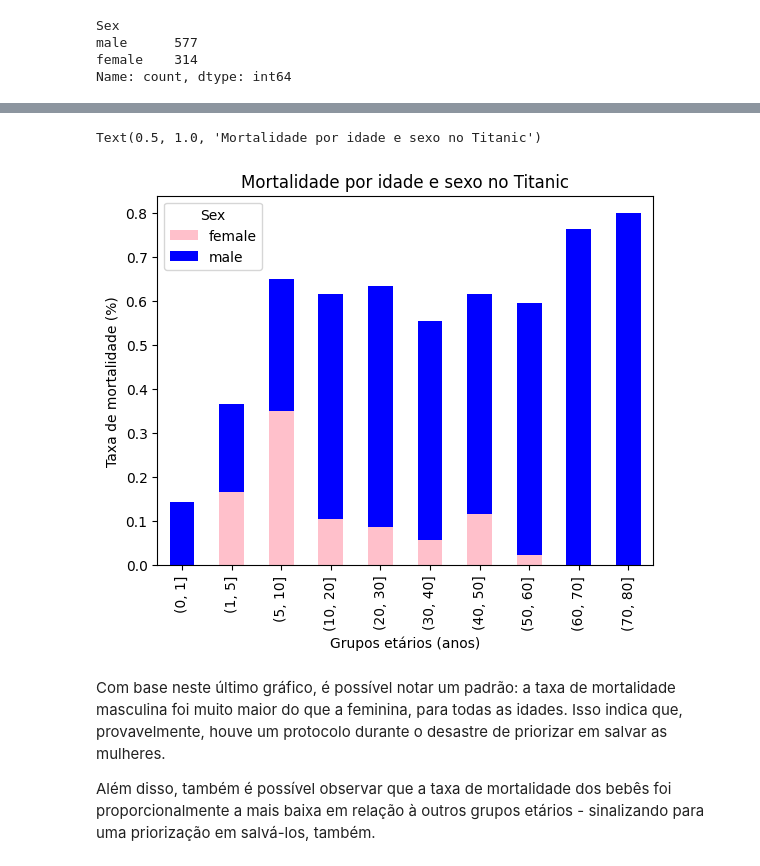
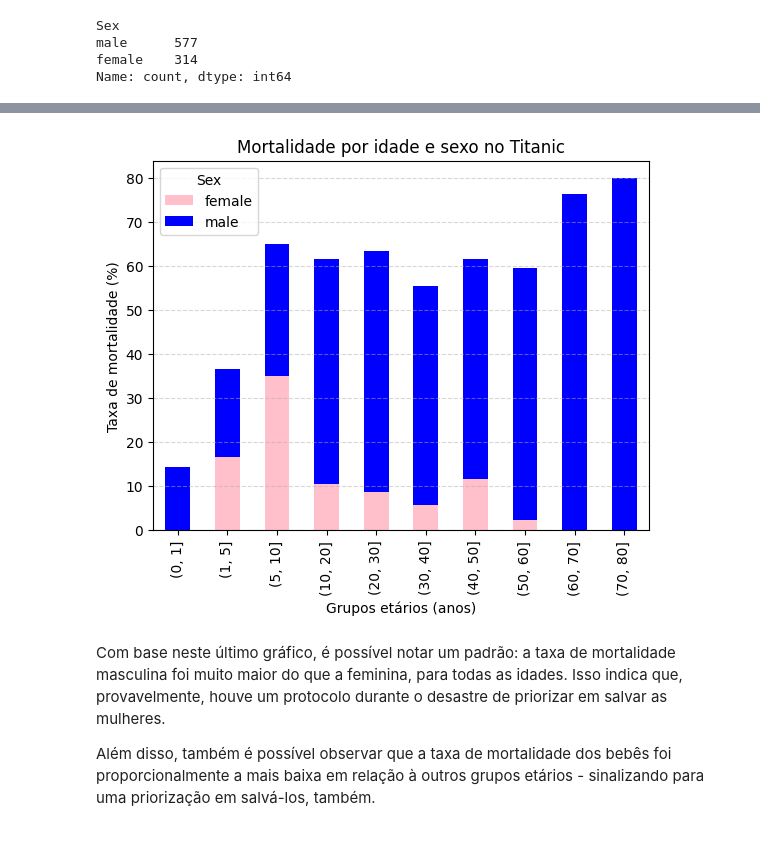
Before and after one commit to ateteu/analise-dados-titanic, a Jupyter notebook: notebooks/analise-titanic.ipynb, the cells around one changed output, grey strips where cells are left out. Drawn from its saved outputs; the diff is of its cells as text; code cells hidden in the pictures.

```diff
--- a/notebooks/analise-titanic.ipynb
+++ b/notebooks/analise-titanic.ipynb
@@ -141,7 +235,0 @@ Qualitativamente, observa-se que há uma maior concentração de pessoas numa fa
-# %%
-grupos_idade = [0,1,5,10,20,30,40,50,60,70,80]
-df["Age group"] = pd.cut(df["Age"], bins = grupos_idade)
-mortos = df[df["Survived"] == 0]
-agrupamento = mortos.groupby(["Age group", "Sex"]).size()
-tabela_mortalidade = agrupamento.unstack()
-tabela_mortalidade
@@ -161,13 +236,35 @@ tabela_mortalidade
 # %%
-total_por_idade = df.groupby("Age group").size()
-taxa_mortalidade = tabela_mortalidade.div(total_por_idade, axis=0)
-taxa_mortalidade.plot(kind="bar", stacked=True, color=["pink", "blue"])
+grupos_idade = [0,1,5,10,20,30,40,50,60,70,80]
+df["Age group"] = pd.cut(
+    df["Age"],
+    bins = grupos_idade
+)
+
+mortos = df[df["Survived"] == 0]
+mortos_categorizados = mortos.groupby(
+    ["Age group", "Sex"]
+).size()
+mortalidade_por_idadesexo = mortos_categorizados.unstack()
+
+total_por_grupo_de_idade = df.groupby("Age group").size()
+
+taxa_mortalidade_por_idadesexo = mortalidade_por_idadesexo.div(
+    total_por_grupo_de_idade,
+    axis=0
+)
+taxa_mortalidade_por_idadesexo = taxa_mortalidade_por_idadesexo * 100
+taxa_mortalidade_por_idadesexo.plot(
+    kind="bar",
+    stacked=True,
+    color=["pink", "blue"]
+)
+
 plt.xlabel("Grupos etários (anos)")
 plt.ylabel("Taxa de mortalidade (%)")
 plt.title("Mortalidade por idade e sexo no Titanic")
+plt.grid(axis="y", linestyle="--", alpha=0.5)
 # %% [output]
-Text(0.5, 1.0, 'Mortalidade por idade e sexo no Titanic')
-[figure, old version]
+[figure, new version]
 # %% [markdown]
 Com base neste último gráfico, é possível notar um padrão: a taxa de mortalidade masculina foi muito maior do que a feminina, para todas as idades. Isso indica que, provavelmente, houve um protocolo durante o desastre de priorizar em salvar as mulheres.
 
```
Also changed, not shown: parts of 29 cells of this notebook.
